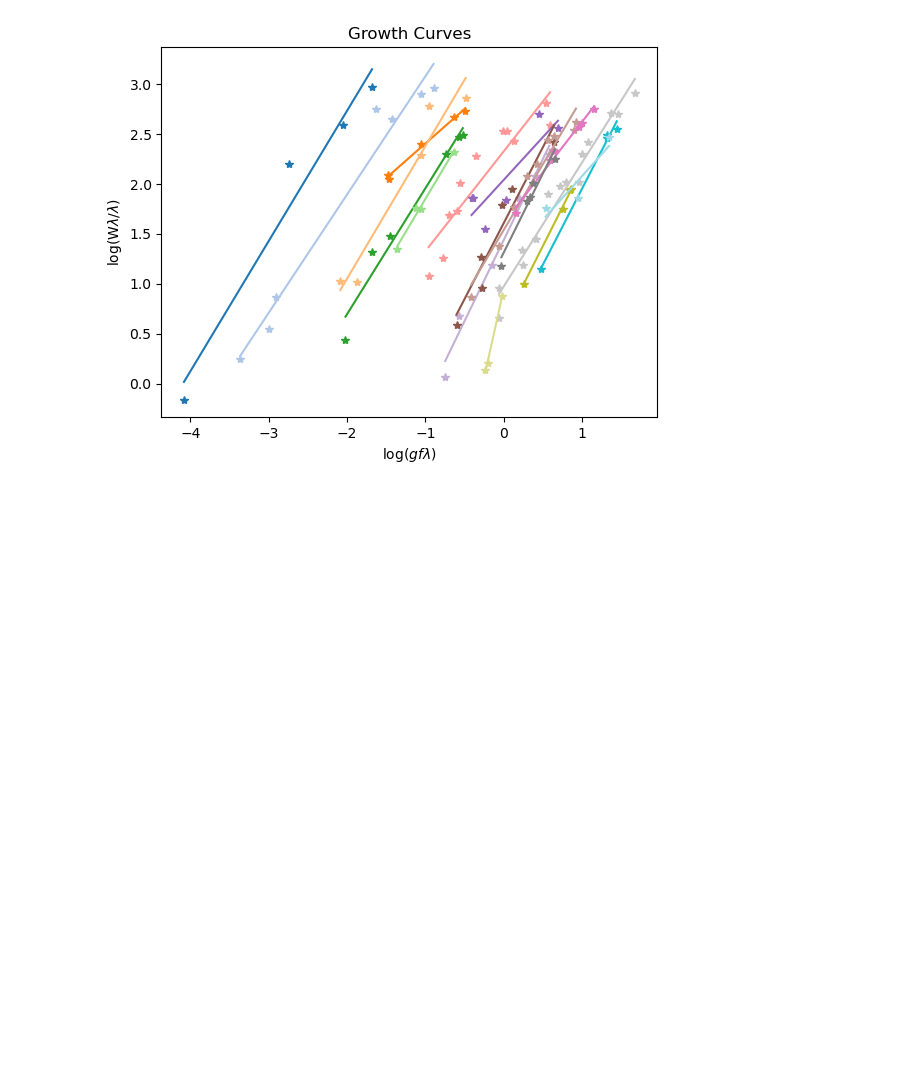
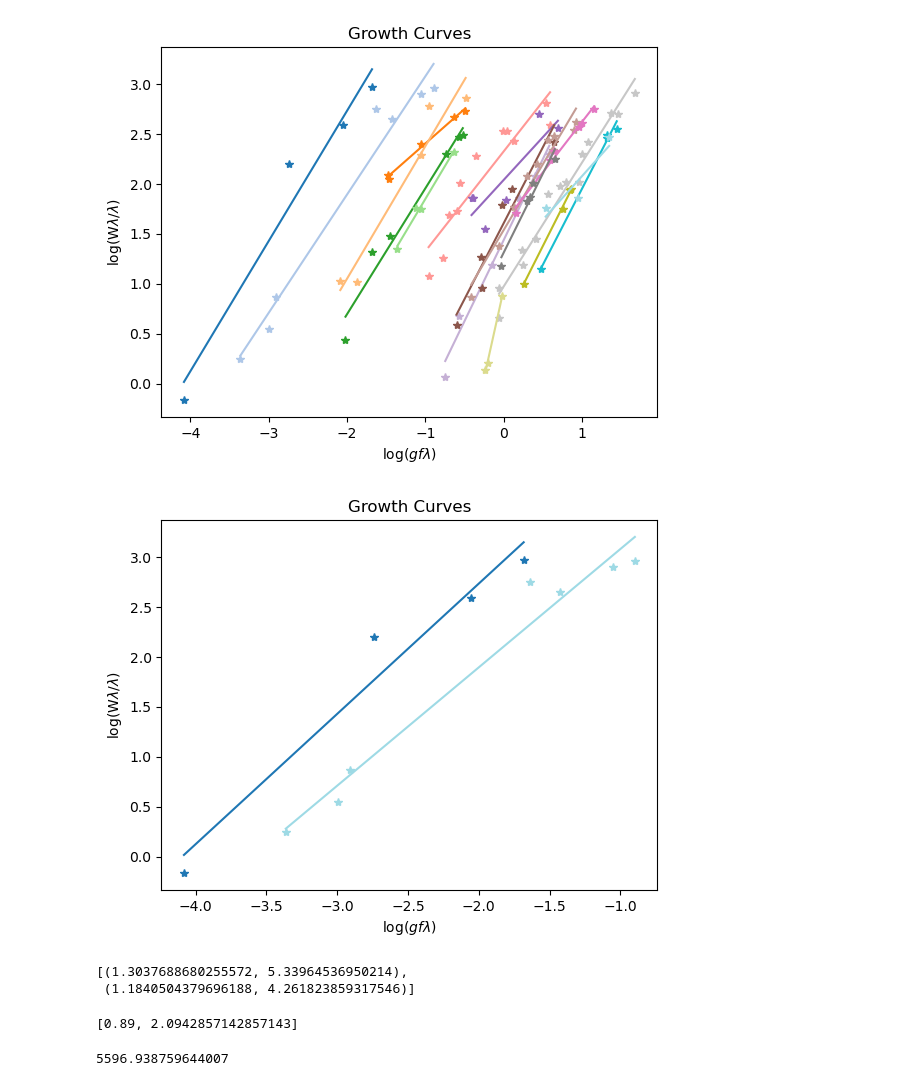
Before and after one commit to rodribro/Computational_Astronomy, a Jupyter notebook: classes/07_rot_velocity.ipynb, the cells around one changed output. Drawn from its saved outputs; the diff is of its cells as text; code cells hidden in the pictures; blank space fills up the shorter version.

Commit message:
Pairwise temperature excitment

```diff
--- a/classes/07_rot_velocity.ipynb
+++ b/classes/07_rot_velocity.ipynb
@@ -130,6 +142,7 @@ def growth_curve_og_opt_params(multiplets, dataframe):
     xx_list = []
     og_x = []
     og_y = []
+    energy_pot = []
 
     for i in range(len(multiplets)):
 
@@ -140,6 +153,10 @@ def growth_curve_og_opt_params(multiplets, dataframe):
         og_x.append(x)
         og_y.append(y)
 
+        # Average Energy Potential for a multiplet
+        energy_potential = np.mean(multiplet['EP'])
+        energy_pot.append(energy_potential)
+
         # Save min and max of xx to then plot growth curve
         xx_list.append((min(x), max(x)))
 
@@ -149,5 +166,5 @@ def growth_curve_og_opt_params(multiplets, dataframe):
 
         opt_params.append((m_optimal, b_optimal))
 
-    return opt_params, xx_list, og_x, og_y
+    return opt_params, xx_list, og_x, og_y, energy_pot
 # %%
@@ -179,0 +205,21 @@ def growth_curves_distance(opt_params, excit_pot):
+# %%
+multipletos_teste = [(13,16), (34,39)]
+opt_params, xx, org_x, org_y, energy_potential = growth_curve_og_opt_params(multipletos_teste, dataframe=dataframe)
+# %%
+plot_growth_curves(optimal_params=opt_params, xx_list=xx, og_x=org_x, og_y=org_y)
+# %% [output]
+[figure, added]
+# %%
+opt_params
+# %% [output]
+[(1.3037688680255572, 5.33964536950214),
+ (1.1840504379696188, 4.261823859317546)]
+# %%
+energy_potential
+# %% [output]
+[0.89, 2.0942857142857143]
+# %%
+t_exc = pairwise_excitment_temperature(opt_params, energy_potential)
+t_exc
+# %% [output]
+5596.938759644007
```
Also changed, not shown: parts of 12 cells of this notebook.
